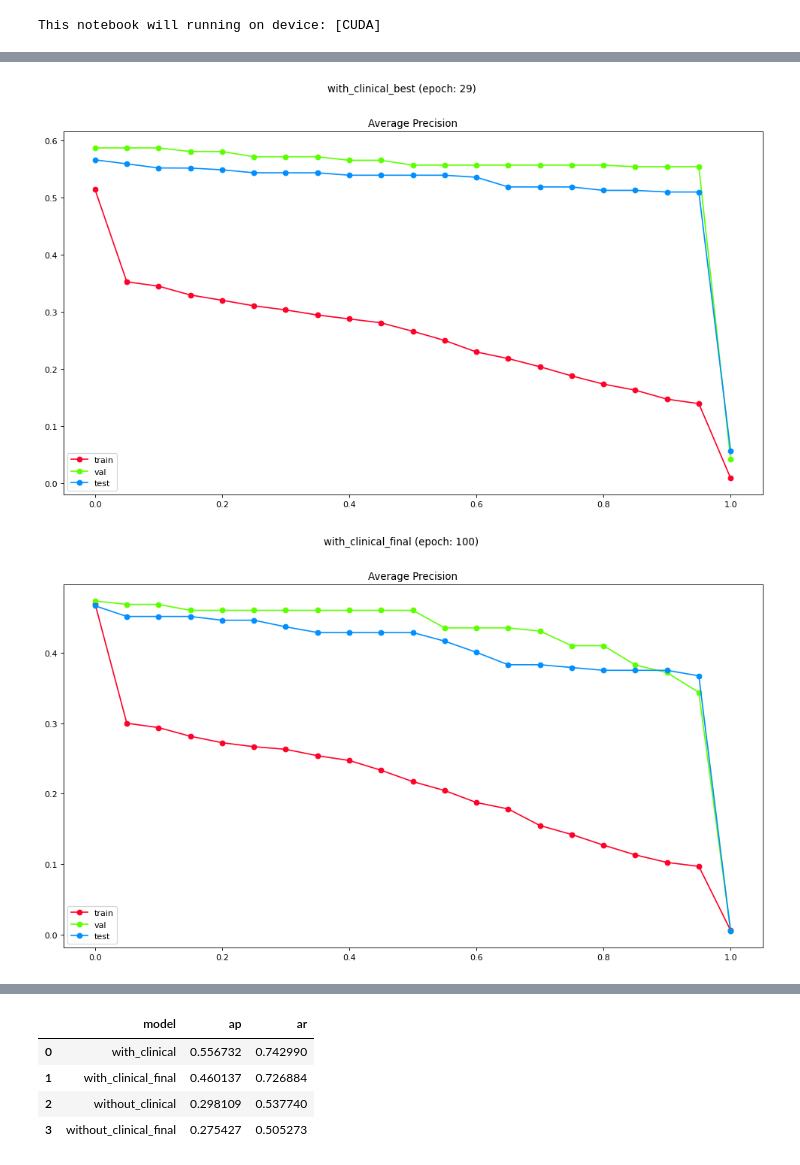
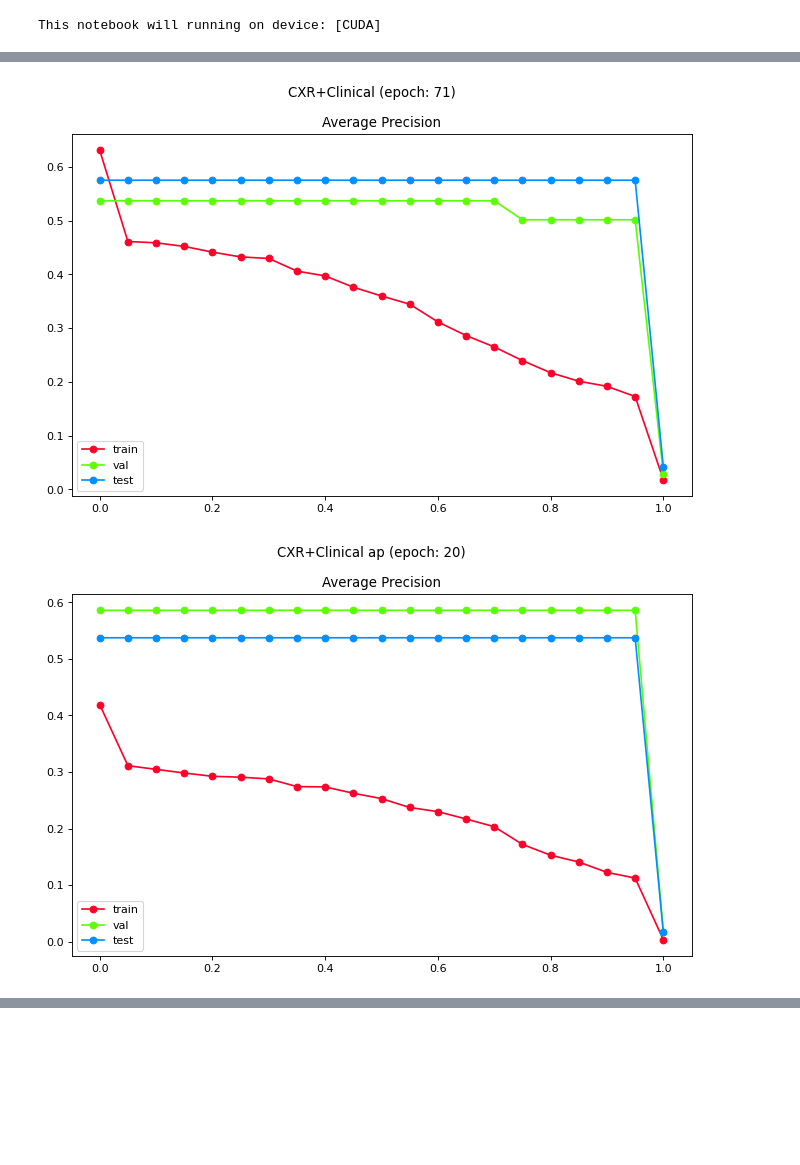
Before and after one commit to ChihchengHsieh/multimodal-abnormalities-detection, a Jupyter notebook: [8.c] findings_2.ipynb, the cells around one changed output, grey strips where cells are left out. Cells and saved outputs as stored; diff of their text form; code cells hidden in the pictures; blank space fills up the shorter version.

```diff
--- a/[8.c] findings_2.ipynb
+++ b/[8.c] findings_2.ipynb
@@ -29,14 +29,3 @@ device = clean_memory_get_device()
 reproducibility()
 # %% [output]
 This notebook will running on device: [CUDA]
-# %%
-from enum import Enum
-
-class TrainedModels(Enum):
-
-    with_clinical = "val_ar_0_7430_ap_0_5567_test_ar_0_7974_ap_0_5392_epoch29_WithClincal_05-02-2022 17-07-17_with_clinical"
-
-    with_clinical_final = "val_ar_0_7269_ap_0_4601_test_ar_0_6710_ap_0_4286_epoch100_WithClincal_05-02-2022 19-03-30_with_clinical"
-
-    without_clinical = "val_ar_0_5377_ap_0_2981_test_ar_0_4515_ap_0_2716_epoch30_WithoutClincal_05-02-2022 12-32-56_without_clinical"
-    without_clinical_final = "val_ar_0_5053_ap_0_2754_test_ar_0_4265_ap_0_2605_epoch100_WithoutClincal_05-02-2022 14-17-08_without_clinical"
@@ -43,8 +60,11 @@ class TrainedModels(Enum):
 # %%
 naming_map = {
-    TrainedModels.with_clinical: "with_clinical_best",
-    TrainedModels.with_clinical_final: "with_clinical_final",
-    TrainedModels.without_clinical: "without_clinical_best",
-    TrainedModels.without_clinical_final: "without_clinical_final",
+    # TrainedModels.with_clinical: "with_clinical_best",
+    # TrainedModels.with_clinical_final: "with_clinical_final",
+    TrainedModels.CXR_ap: "CXR_ap",
+    TrainedModels.CXR_final: "CXR",
+    # TrainedModels.without_clinical_final: "without_clinical_final",
+    TrainedModels.CXR_Clinical_ap: "CXR+Clinical ap",
+    TrainedModels.CXR_Clinical_final: "CXR+Clinical"
 }
 # %%
@@ -206,7 +230,8 @@ def plot_iou_result(
     return fig
 # %%
 def showModelOnDatasets(
-    select_model, datasets, disease="all", figsize=(10, 10), include_recall=False
+    select_model, datasets, disease="all", figsize=(10, 10), include_recall=False,
+    score_thrs=0.05,
 ):
     """
     This function used for detecting the overfitting dataset.
@@ -218,7 +243,7 @@ def showModelOnDatasets(
     for dataset in datasets:
         with open(
             os.path.join(
-                "eval_results", f"{select_model.value}_{dataset}_{disease}.pkl",
+                "eval_results", f"{select_model.value}_{dataset}_{disease}_score_thrs{score_thrs}.pkl",
             ),
             "rb",
         ) as f:
@@ -327,11 +420,13 @@ _ = plot_iou_result(
 # %%
 for model in [
-    TrainedModels.with_clinical,
-    TrainedModels.with_clinical_final,
-    TrainedModels.without_clinical,
-    TrainedModels.without_clinical_final,
+    TrainedModels.CXR_Clinical_final,
+    TrainedModels.CXR_Clinical_ap,
+    TrainedModels.CXR_ap,
+    TrainedModels.CXR_final,
 ]:
-    _ = showModelOnDatasets(model, ["train", "val", "test"], figsize=(15, 8))
+    _ = showModelOnDatasets(
+        model, ["train", "val", "test"], figsize=(10, 6), score_thrs=0.3,
+    )
 # %% [output]
-[figure, old version]
+[figure, new version]
-[figure, old version]
+[figure, new version]
@@ -340,16 +434,0 @@ for model in [
-# %%
-get_thrs_evaluation_df(
-    [
-        TrainedModels.with_clinical,
-        TrainedModels.with_clinical_final,
-        TrainedModels.without_clinical,
-        TrainedModels.without_clinical_final,
-    ],
-    "val",
-)
-# %% [output]
-|  | model | ap | ar |
-| 0 | with_clinical | 0.556732 | 0.742990 |
-| 1 | with_clinical_final | 0.460137 | 0.726884 |
-| 2 | without_clinical | 0.298109 | 0.537740 |
-| 3 | without_clinical_final | 0.275427 | 0.505273 |
```
Also changed, not shown: parts of 13 cells of this notebook, 56 other files.
